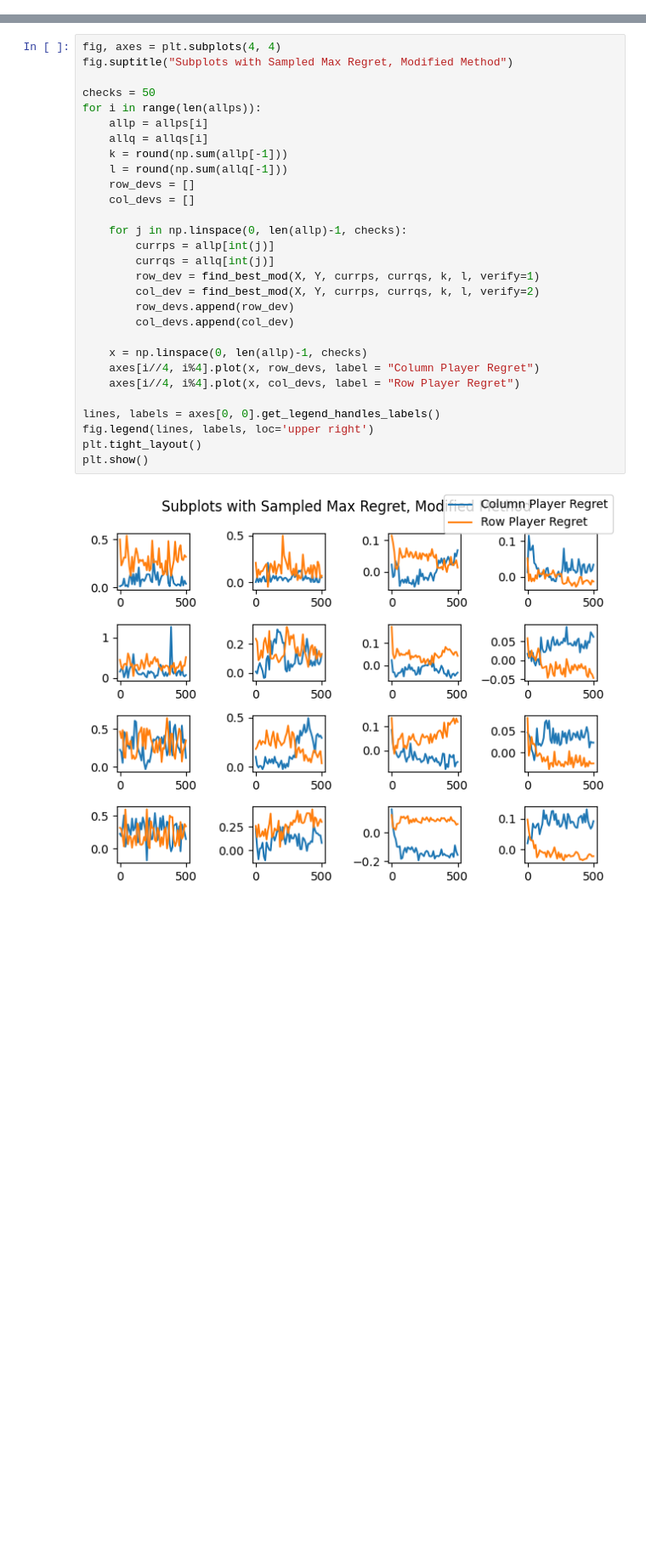
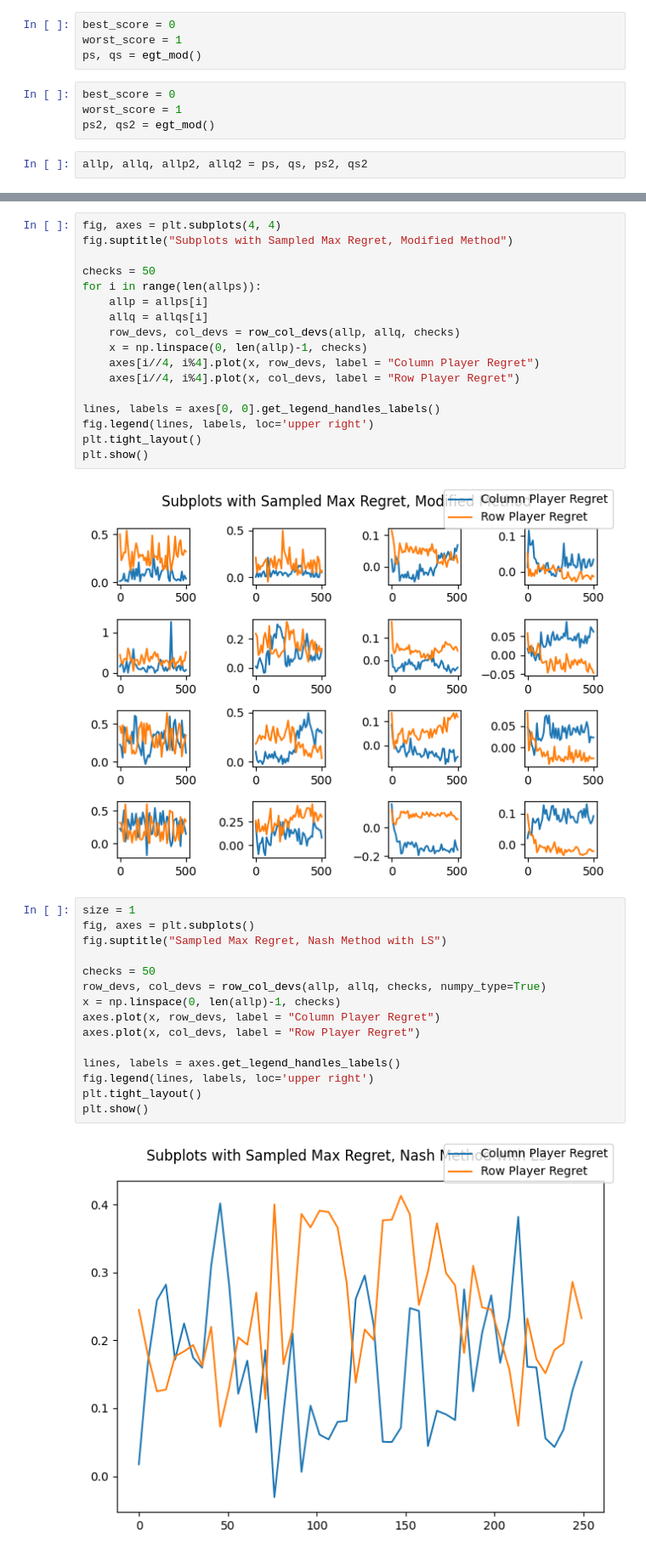
Before and after one commit to MalcolmForsyth/580Project, a Jupyter notebook: continuous/continuous.ipynb, the cells around one changed output, grey strips where cells are left out. Shown at 85% size. Drawn from its saved outputs; the diff is of its cells as text; blank space fills up the shorter version.

```diff
--- a/continuous/continuous.ipynb
+++ b/continuous/continuous.ipynb
@@ -662,0 +873,10 @@ np.savetxt("qs.txt", qs)
+# %%
+best_score = 0
+worst_score = 1
+ps, qs = egt_mod()
+# %%
+best_score = 0
+worst_score = 1
+ps2, qs2 = egt_mod()
+# %%
+allp, allq, allp2, allq2 = ps, qs, ps2, qs2
@@ -749,19 +1026,7 @@ checks = 50
 for i in range(len(allps)):
     allp = allps[i]
     allq = allqs[i]
-    k = round(np.sum(allp[-1]))
-    l = round(np.sum(allq[-1]))
-    row_devs = []
-    col_devs = []
-
-    for j in np.linspace(0, len(allp)-1, checks):
-        currps = allp[int(j)]
-        currqs = allq[int(j)]
-        row_dev = find_best_mod(X, Y, currps, currqs, k, l, verify=1)
-        col_dev = find_best_mod(X, Y, currps, currqs, k, l, verify=2)
-        row_devs.append(row_dev)
-        col_devs.append(col_dev)
-
+    row_devs, col_devs = row_col_devs(allp, allq, checks)
     x = np.linspace(0, len(allp)-1, checks)
     axes[i//4, i%4].plot(x, row_devs, label = "Column Player Regret")
     axes[i//4, i%4].plot(x, col_devs, label = "Row Player Regret")
@@ -772,3 +1037,20 @@ plt.tight_layout()
 plt.show()
 # %% [output]
 [figure]
+# %%
+size = 1
+fig, axes = plt.subplots()
+fig.suptitle("Sampled Max Regret, Nash Method with LS")
+
+checks = 50
+row_devs, col_devs = row_col_devs(allp, allq, checks, numpy_type=True)
+x = np.linspace(0, len(allp)-1, checks)
+axes.plot(x, row_devs, label = "Column Player Regret")
+axes.plot(x, col_devs, label = "Row Player Regret")
+
+lines, labels = axes.get_legend_handles_labels()
+fig.legend(lines, labels, loc='upper right')
+plt.tight_layout()
+plt.show()
+# %% [output]
+[figure, added]
```
Also changed, not shown: parts of 23 cells of this notebook.
